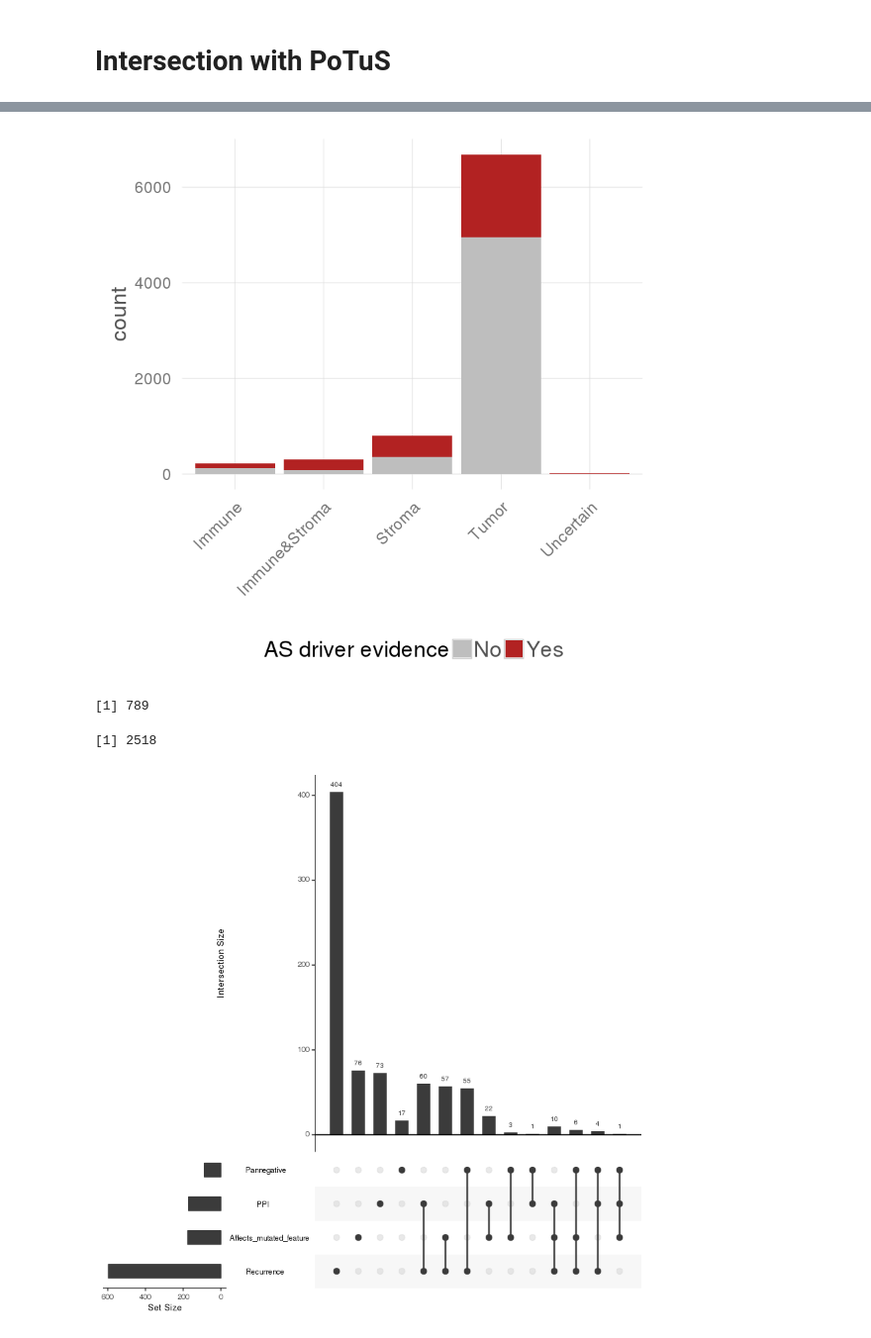
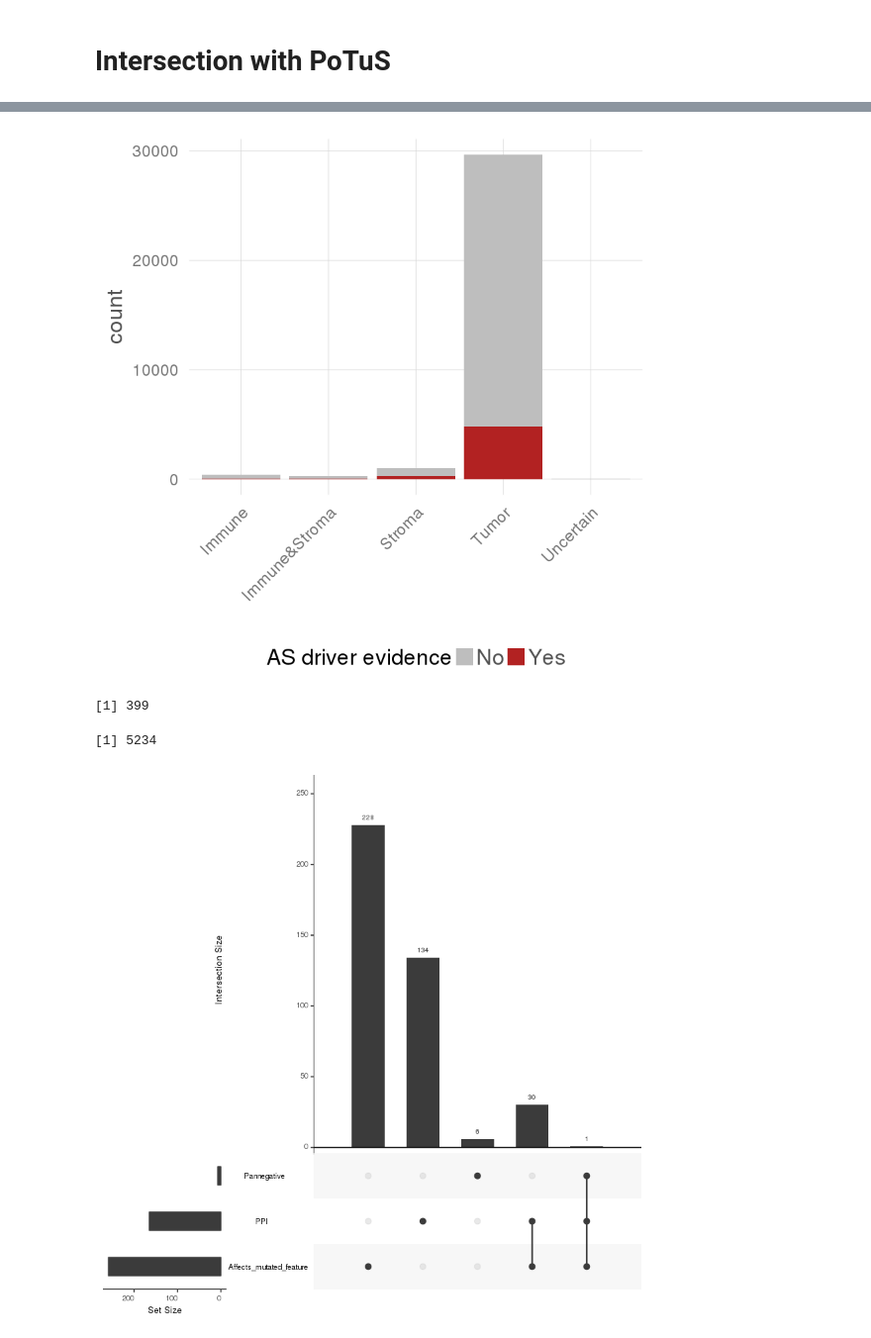
Before and after one commit to hclimente/smartas, a Jupyter notebook: switches/immune_analysis.ipynb, the cells around one changed output, grey strips where cells are left out. Shown at 99% size. Drawn from its saved outputs; the diff is of its cells as text; code cells hidden in the pictures.

Commit message:
rerun with all switches, doesn't matter if they are reliable or not

```diff
--- a/switches/immune_analysis.ipynb
+++ b/switches/immune_analysis.ipynb
@@ -1,9 +1,11 @@
 # %%
+library(tidyverse)
+library(magrittr)
 source("../data/env/variables.R")
-source("~/wisdom/r/data_analysis_environment.R")
 source("~/wisdom/r/clean_theme.R")
 
+options("readr.num_columns" = 0)
+
 # read switches
-switches <- read_tsv("../data/pancancer/candidateList_full.tsv") %>%
-    filter(Reliable==1)
+switches <- read_tsv("../data/pancancer/candidateList_full.tsv")
 # %% [output]
@@ -101,7 +106,7 @@ switches %>%
         theme(legend.position="bottom", axis.text.x = element_text(angle = 45, hjust = 1)) +
         scale_fill_manual(values = c("Yes"="firebrick", "No"="grey"))
 # %% [output]
-[figure, old version]
+[figure, new version]
 # %%
 # number of candidates with unclear origin
 switches %>%
@@ -113,15 +118,16 @@ switches %>%
     filter(IsFunctional==1 & Candidate == 1) %>%
     nrow
 # %% [output]
-[1] 789
+[1] 399
-[1] 2518
+[1] 5234
 # %%
 # explore how they affect each category
 switches %>%
     filter(IsFunctional==1 & Candidate == 1 & Origin != "Tumor") %>%
-    select(Recurrence:Pannegative) %>%
+    # Recurrence is excluded, as only Tumor switches are considered for recurrence calculation
+    select(PPI:Pannegative) %>%
     mutate(Pannegative = ifelse(Pannegative > 0, 1, 0)) %>%
     as.data.frame %>%
     upset()
 # %% [output]
-[figure, old version]
+[figure, new version]
```
Also changed, not shown: parts of 8 cells of this notebook.
